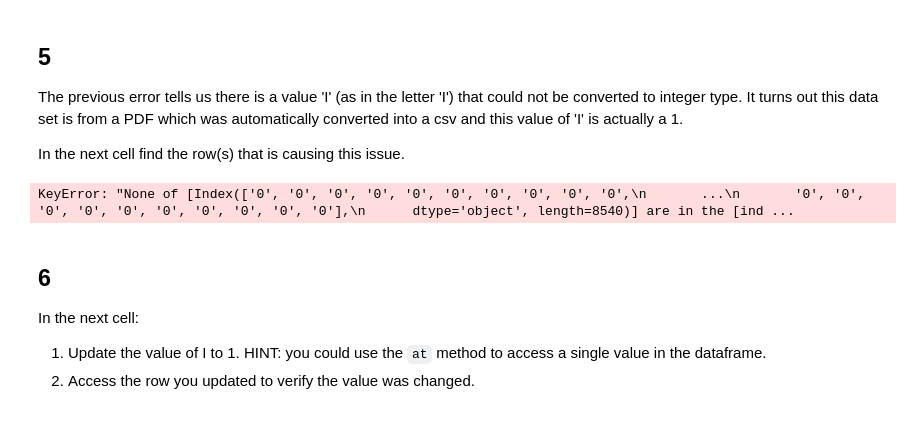
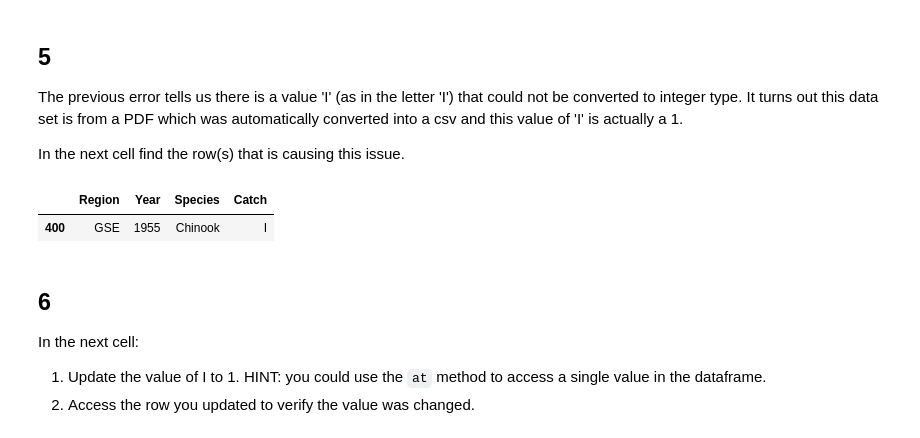
Before and after one commit to mariamkg00/eds220-hwk-2, a Jupyter notebook: hwk2-task3-salmon.ipynb, the cells around one changed output. Saved outputs shown, nothing was run; the diff lists cells and outputs as text; code cells hidden in the pictures.

Commit message:
trying to solve #8

```diff
--- a/hwk2-task3-salmon.ipynb
+++ b/hwk2-task3-salmon.ipynb
@@ -111,19 +113,13 @@ ValueError: invalid literal for int() with base 10: 'I'
 The previous error tells us there is a value 'I' (as in the letter 'I') that could not be converted to integer type.  It turns out this data set is from a PDF which was automatically converted into a csv and this value of 'I' is actually a 1.
 
 In the next cell find the row(s) that is causing this issue.
-# %%
-# using loc to find which rows have a value of 'l'
-#catch_original.loc[catch_original['Catch'].isin(['l'])]
-
-#importing numpy
-import numpy as np
-#using numpy's select tool to find out which row has the l
-condition = [catch_original.Catch == 'l']
-choice = ['culprit']
-catch_original["Catch"] = np.select(condition, choice)
-catch_original.loc[catch_original['Catch']] == 'culprit'
-# %% [output]
-KeyError: "None of [Index(['0', '0', '0', '0', '0', '0', '0', '0', '0', '0',\n       ...\n       '0', '0', '0', '0', '0', '0', '0', '0', '0', '0'],\n      dtype='object', length=8540)] are in the [ind ...
+# %%
+#trying to find which row has the letter l in  the Catch column using loc
+
+catch_original.loc[catch_original['Catch'] == 'I']
+# %% [output]
+|  | Region | Year | Species | Catch |
+| 400 | GSE | 1955 | Chinook | I |
 # %% [markdown]
 ## 6
 In the next cell:
```
Also changed, not shown: parts of 9 cells of this notebook.
